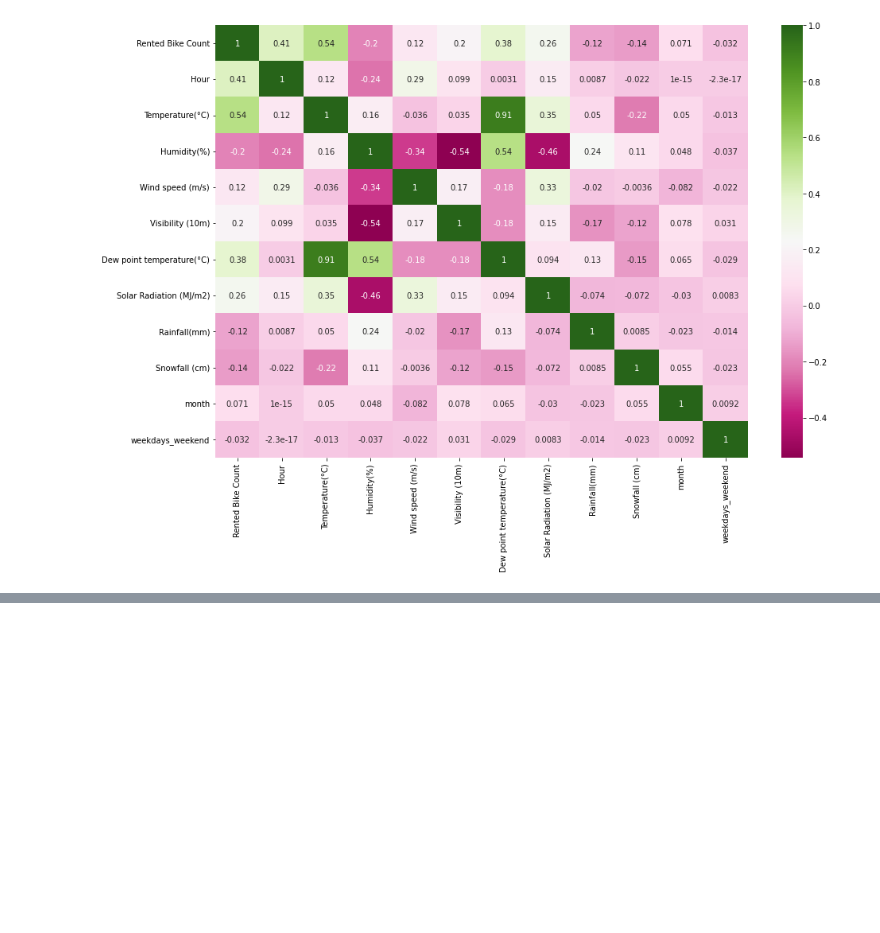
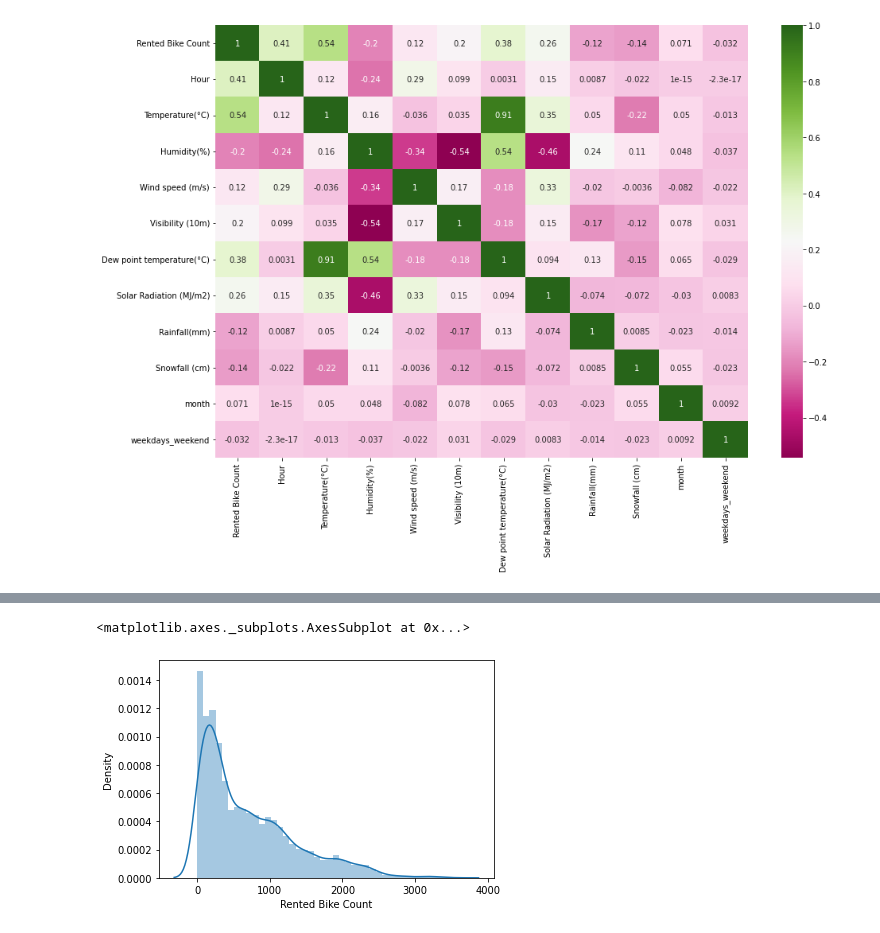
Before and after one commit to SomyaH99/Bike-Sharing-Demand-Prediction-, a Jupyter notebook: bike_sharing_demand_prediction.ipynb, the cells around one changed output, grey strips where cells are left out. Cells and saved outputs as stored; diff of their text form; code cells hidden in the pictures; blank space fills up the shorter version.

```diff
--- a/bike_sharing_demand_prediction.ipynb
+++ b/bike_sharing_demand_prediction.ipynb
@@ -192,0 +219,7 @@ sns.heatmap(df.corr(),cmap='PiYG',annot=True)
+# %%
+#visualising distribution
+
+sns.distplot(df['Rented Bike Count'])
+# %% [output]
+<matplotlib.axes._subplots.AxesSubplot at 0x...>
+[figure, added]
```
Also changed, not shown: parts of 9 cells of this notebook.
